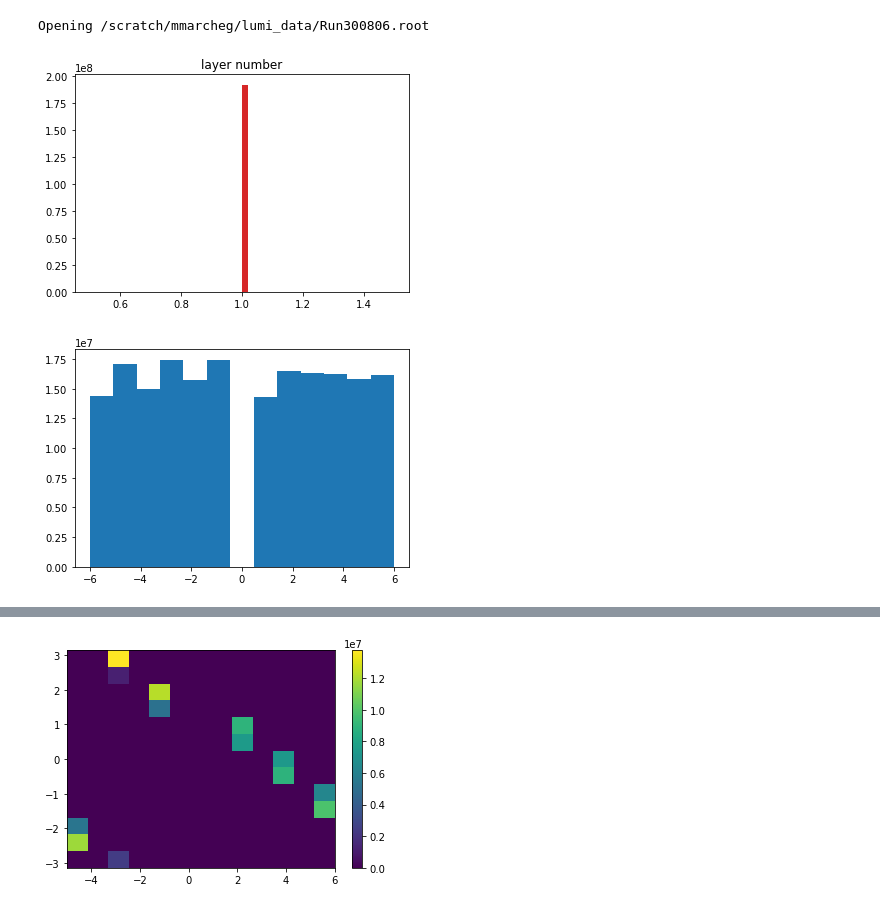
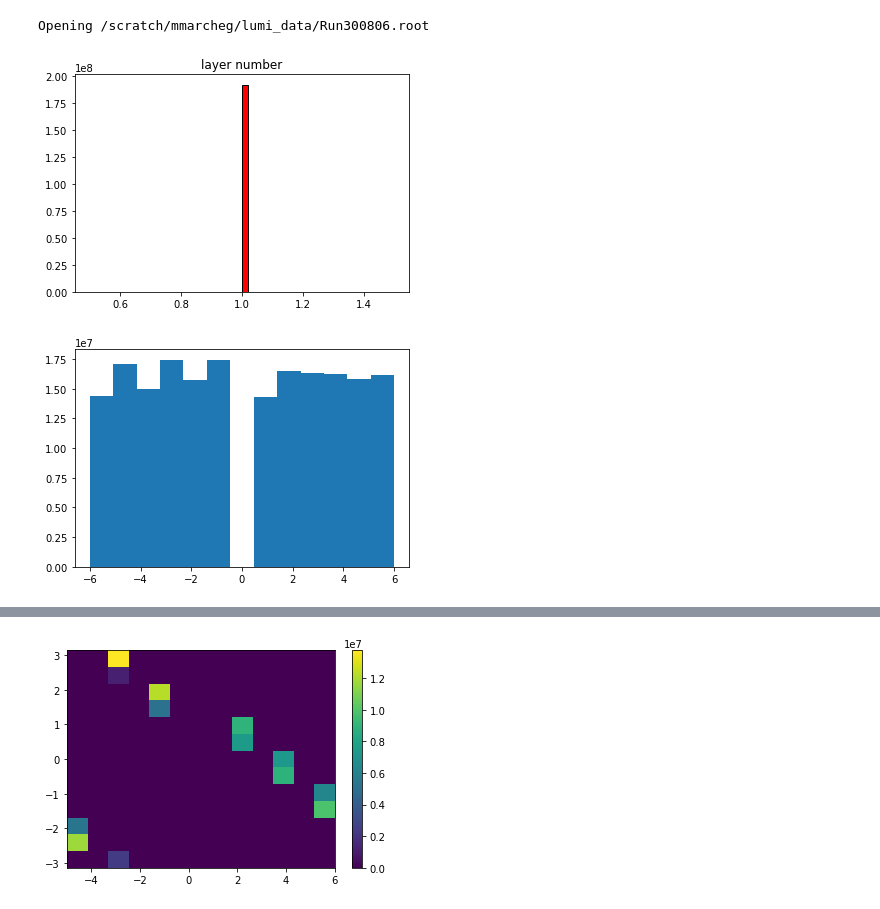
Before and after one commit to mmarchegiani/L1-BrokenClusters, a Jupyter notebook: layer_study.ipynb, the cells around one changed output, grey strips where cells are left out. Saved outputs shown, nothing was run; the diff lists cells and outputs as text; code cells hidden in the pictures.

```diff
--- a/layer_study.ipynb
+++ b/layer_study.ipynb
@@ -14,14 +14,14 @@ Opening /scratch/mmarcheg/lumi_data/Run300806.root
 # %%
 df_grid = tree.pandas.df([b'detR', b'layer', b'ladder', b'size', b'cols', b'rows', b'pos_x', b'pos_y', b'x', b'y', b'global_phi'])
 # %%
-plt.hist(df_grid['layer'], bins=50, histtype="stepfilled")
+plt.hist(df_grid['layer'], bins=50, color="red", ec="black", histtype="stepfilled")
 plt.title("layer number")
 plt.savefig("../ntuplesPixel/plots/layer_number.png", format="png", dpi=300)
 plt.show()
 plt.hist(df_grid['ladder'], bins=13)
 plt.show()
 # %% [output]
-[figure, old version]
+[figure, new version]
 [figure]
 # %%
 plt.hist2d(df_grid['ladder'], df_grid['global_phi'], bins=13)
```
Also changed, not shown: parts of 5 cells of this notebook.
